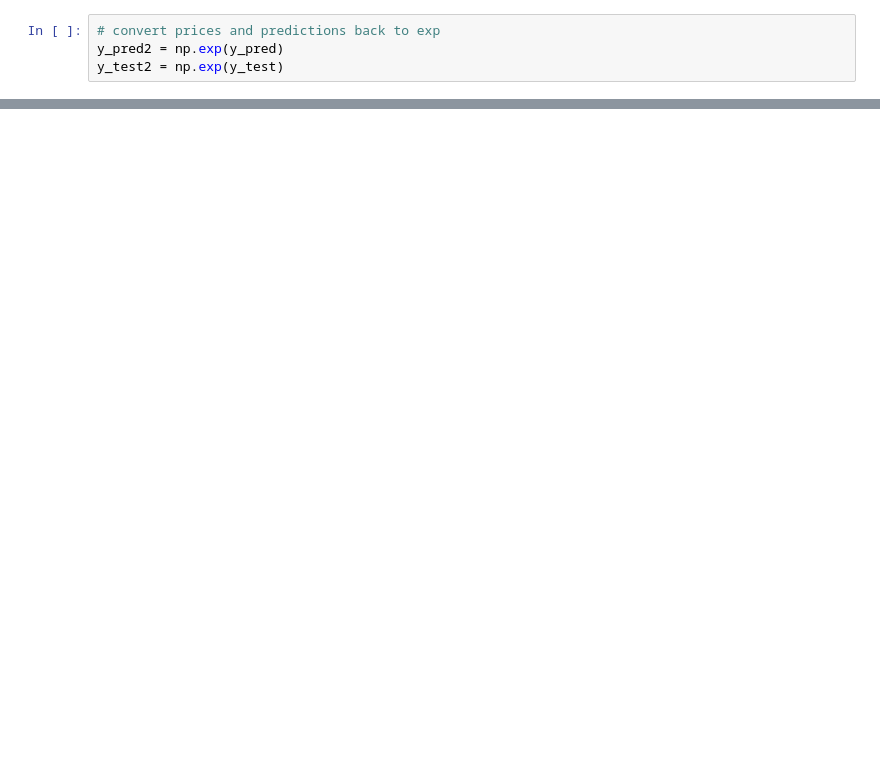
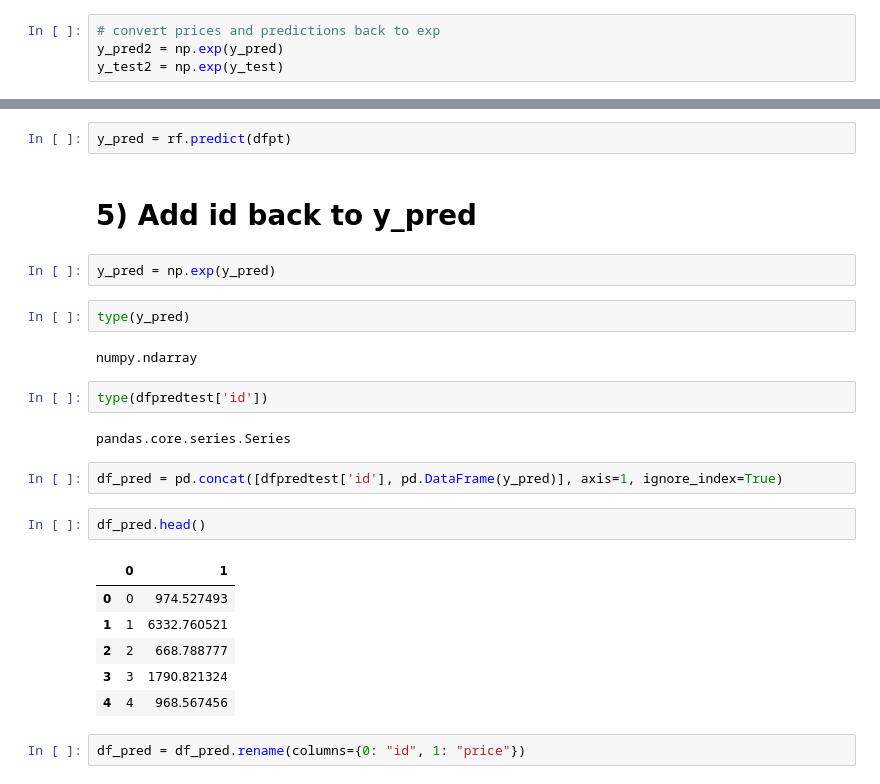
Before and after one commit to WyattGwyon/diamond-price-predictions, a Jupyter notebook: notebooks/second_run/2_Various_ML_TrainTest_Prediction_Models.ipynb, the cells around one changed output, grey strips where cells are left out. Saved outputs shown, nothing was run; the diff lists cells and outputs as text; blank space fills up the shorter version.

```diff
--- a/notebooks/second_run/2_Various_ML_TrainTest_Prediction_Models.ipynb
+++ b/notebooks/second_run/2_Various_ML_TrainTest_Prediction_Models.ipynb
@@ -199,0 +327,27 @@ plt.tight_layout()
+# %%
+y_pred = rf.predict(dfpt)
+# %% [markdown]
+# 5) Add id back to y_pred
+# %%
+y_pred = np.exp(y_pred)
+# %%
+type(y_pred)
+# %% [output]
+numpy.ndarray
+# %%
+type(dfpredtest['id'])
+# %% [output]
+pandas.core.series.Series
+# %%
+df_pred = pd.concat([dfpredtest['id'], pd.DataFrame(y_pred)], axis=1, ignore_index=True)
+# %%
+df_pred.head()
+# %% [output]
+|  | 0 | 1 |
+| 0 | 0 | 974.527493 |
+| 1 | 1 | 6332.760521 |
+| 2 | 2 | 668.788777 |
+| 3 | 3 | 1790.821324 |
+| 4 | 4 | 968.567456 |
+# %%
+df_pred = df_pred.rename(columns={0: "id", 1: "price"})
```
Also changed, not shown: parts of 28 cells of this notebook, 5 other files.
